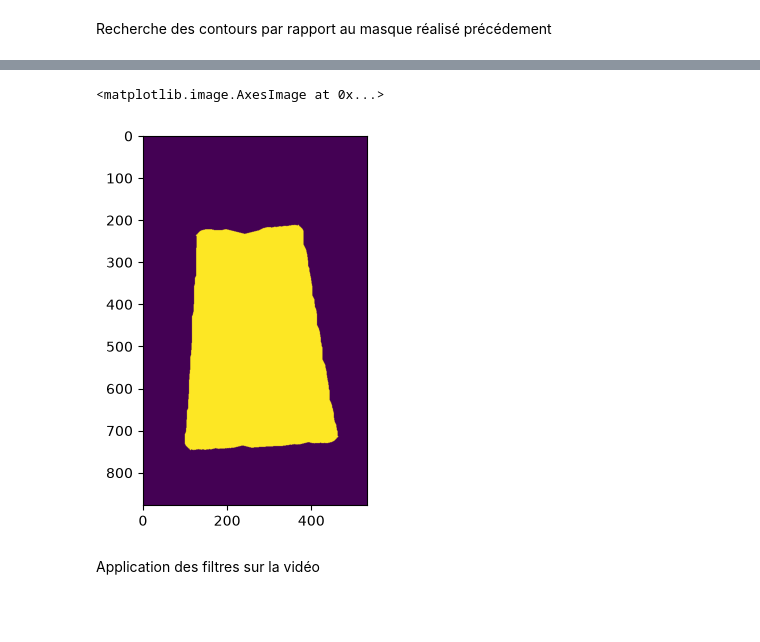
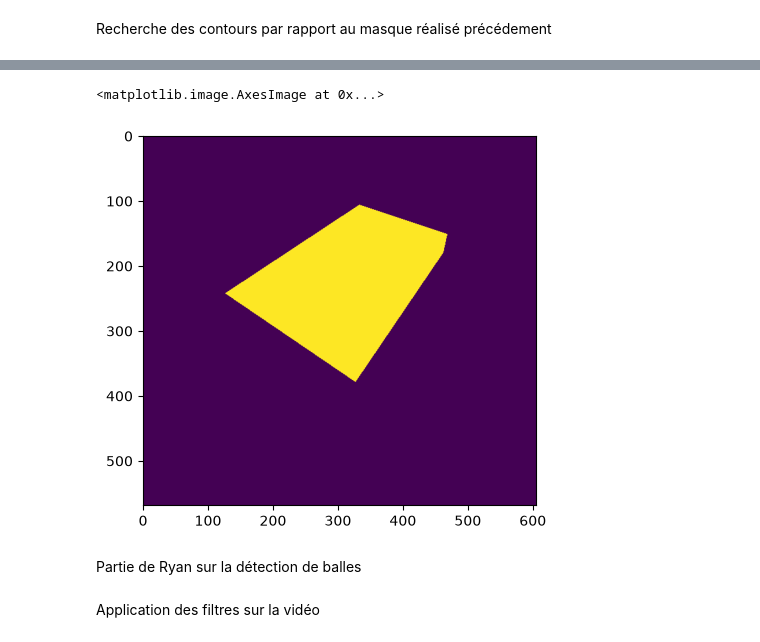
Before and after one commit to Rbyaarnrault/Babyfoot_Tracking, a Jupyter notebook: projet_paul_tracking_terrain.ipynb, the cells around one changed output, grey strips where cells are left out. Drawn from its saved outputs; the diff is of its cells as text; code cells hidden in the pictures; blank space fills up the shorter version.

Commit message:
nouvelle version tracker
Rajoute le tracking avec contexte de la balle, et la création de vidéo avec les zones trackée

```diff
--- a/projet_paul_tracking_terrain.ipynb
+++ b/projet_paul_tracking_terrain.ipynb
@@ -50,9 +56,10 @@ def masked_g_b(param_img):
     largeur_bordure = 60
     border = cv.copyMakeBorder(mask_green_1, largeur_bordure, largeur_bordure, largeur_bordure, largeur_bordure, borderType=cv.BORDER_REPLICATE)
 
-    opened = cv.morphologyEx(border, cv.MORPH_CLOSE, kernel_moyen, iterations=2)
+    opened = cv.morphologyEx(border, cv.MORPH_OPEN, kernel_petit, iterations=3)
+    opened = cv.morphologyEx(opened, cv.MORPH_CLOSE, kernel_moyen, iterations=3)
     opened = cv.morphologyEx(opened, cv.MORPH_OPEN, kernel_petit, iterations=13)
-    opened = cv.morphologyEx(opened, cv.MORPH_OPEN, kernel_gros, iterations=2)
+    #opened = cv.morphologyEx(opened, cv.MORPH_OPEN, kernel_gros, iterations=2)
     #opened = cv.morphologyEx(opened, cv.MORPH_OPEN, kernel_petit, iterations=8) L'originale, ca marchait bien
     opened = cv.morphologyEx(opened, cv.MORPH_CLOSE, kernel_gros, iterations=8)
 
@@ -63,7 +70,7 @@ def masked_g_b(param_img):
     # le paramètre border_type permet de ne pas avoir l'effet vantouse du masque vers le bord quand celui ci s'en approche
     return opened
 
-img_new = cv.imread("image_debugg/tempo_tre_tempo.png")
+img_new = cv.imread("image_debugg/_autre_test.png")
 plt.imshow(masked_g_b(img_new))
 #plt.imshow(masked_g_b(img_new))
 # %% [output]
@@ -94,22 +101,25 @@ plt.imshow(apply_rectangular_contour(img_conto))
 # %%
 def apply_rectangular_contour_masque(img):
     test_forme = masked_g_b(img)
 
     contours, _ = cv.findContours(test_forme, cv.RETR_EXTERNAL, cv.CHAIN_APPROX_SIMPLE)
 
     cnt = contours[0]
     approx = cv.approxPolyDP(cv.convexHull(cnt), 0.01 * cv.arcLength(cnt, True), True)
+    #approx = cv.approxPolyN(cv.convexHull(cnt), 4,True)
 
     cv.drawContours(test_forme, approx, -1, (255,0,0), 3)
-    (x, y), enculer = cv.minEnclosingCircle(cnt)
 
-    return test_forme
+    true_terrain = np.zeros(test_forme.shape[:2], dtype=np.uint8)
+    cv.fillPoly(true_terrain, [approx.astype(np.int32).reshape(-1, 1, 2)], 255)
 
-img_conto = cv.imread("image_debugg/tres_tempo.png")
+    return true_terrain
+
+img_conto = cv.imread("image_debugg/tempo_baby4.png")
 plt.imshow(apply_rectangular_contour_masque(img_conto))
 # %% [output]
 <matplotlib.image.AxesImage at 0x...>
-[figure, old version]
+[figure, new version]
 # %%
 def display_lines(img):
     img_conto = img.copy()
@@ -131,3 +141,5 @@ def display_lines(img):
         cv.line(img_conto, pt1, pt2, (255,0,0), 3, cv.LINE_AA)
 
     return img_conto
+# %% [markdown]
+Partie de Ryan sur la détection de balles
```
Also changed, not shown: parts of 13 cells of this notebook.
